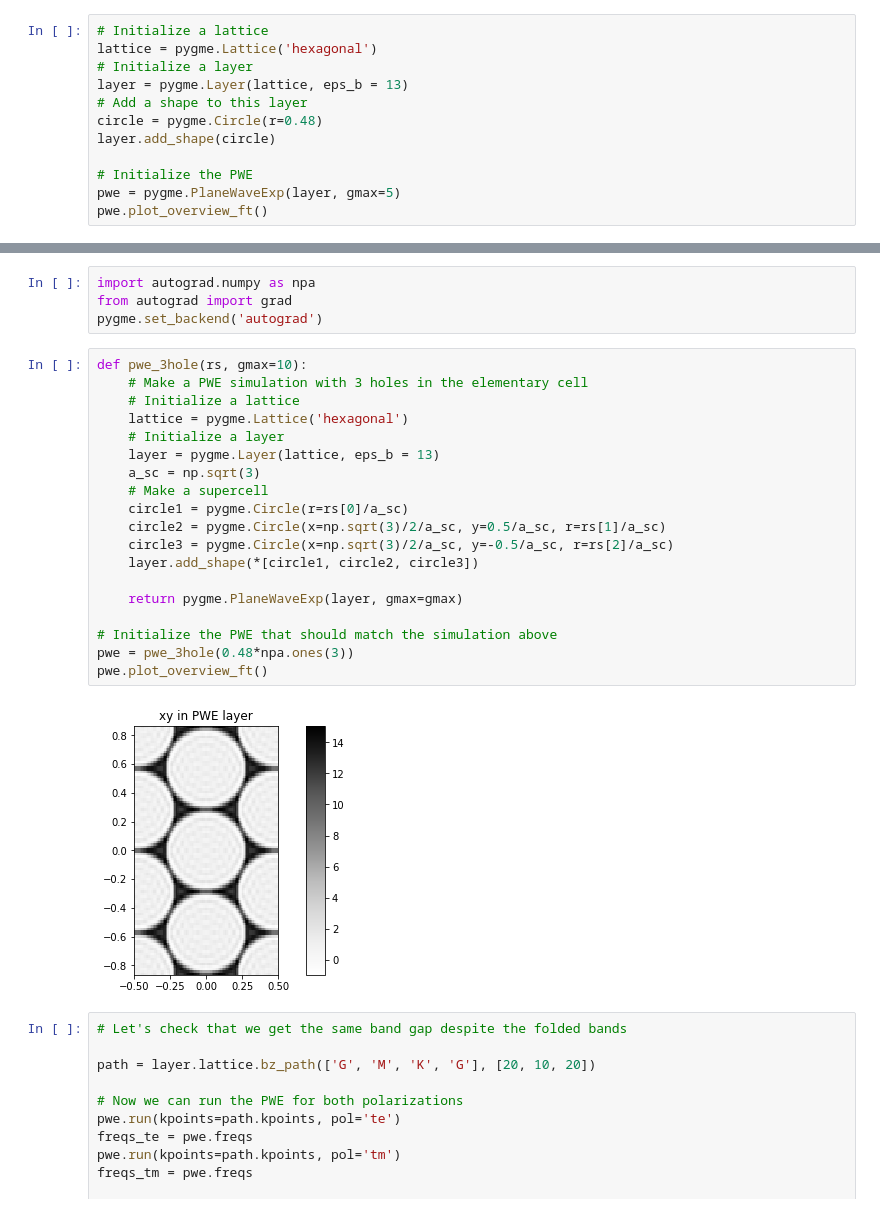
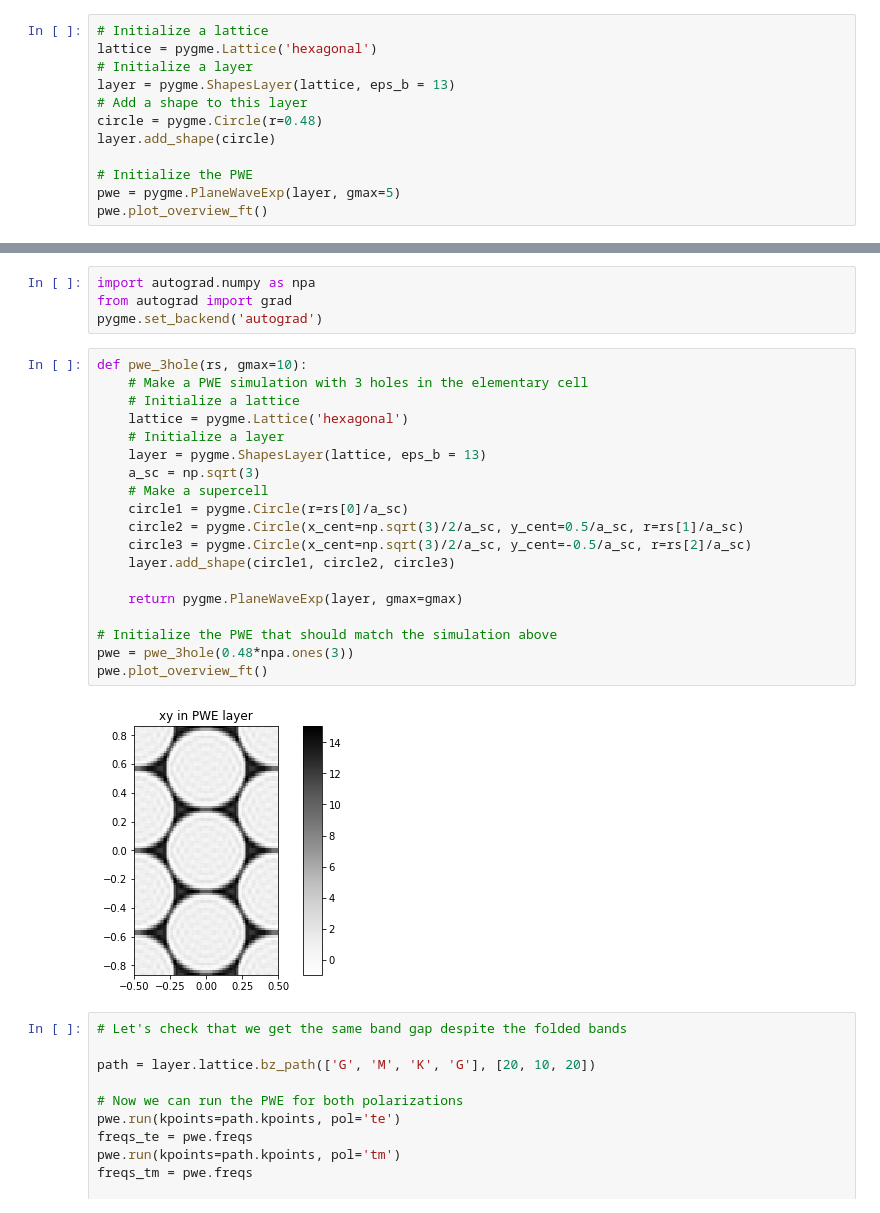
Before and after one commit to fancompute/legume, a Jupyter notebook: Notebooks/Aurograd_PWE_circle.ipynb, the cells around one changed output, grey strips where cells are left out. Drawn from its saved outputs; the diff is of its cells as text.

```diff
--- a/Notebooks/Aurograd_PWE_circle.ipynb
+++ b/Notebooks/Aurograd_PWE_circle.ipynb
@@ -15,7 +15,7 @@ import matplotlib.pyplot as plt
 # Initialize a lattice
 lattice = pygme.Lattice('hexagonal')
 # Initialize a layer
-layer = pygme.Layer(lattice, eps_b = 13)
+layer = pygme.ShapesLayer(lattice, eps_b = 13)
 # Add a shape to this layer
 circle = pygme.Circle(r=0.48)
 layer.add_shape(circle)
@@ -54,24 +54,24 @@ pygme.set_backend('autograd')
 # %%
 def pwe_3hole(rs, gmax=10):
     # Make a PWE simulation with 3 holes in the elementary cell
     # Initialize a lattice
     lattice = pygme.Lattice('hexagonal')
     # Initialize a layer
-    layer = pygme.Layer(lattice, eps_b = 13)
+    layer = pygme.ShapesLayer(lattice, eps_b = 13)
     a_sc = np.sqrt(3)
     # Make a supercell
     circle1 = pygme.Circle(r=rs[0]/a_sc)
-    circle2 = pygme.Circle(x=np.sqrt(3)/2/a_sc, y=0.5/a_sc, r=rs[1]/a_sc)
-    circle3 = pygme.Circle(x=np.sqrt(3)/2/a_sc, y=-0.5/a_sc, r=rs[2]/a_sc)
-    layer.add_shape(*[circle1, circle2, circle3])
+    circle2 = pygme.Circle(x_cent=np.sqrt(3)/2/a_sc, y_cent=0.5/a_sc, r=rs[1]/a_sc)
+    circle3 = pygme.Circle(x_cent=np.sqrt(3)/2/a_sc, y_cent=-0.5/a_sc, r=rs[2]/a_sc)
+    layer.add_shape(circle1, circle2, circle3)
 
     return pygme.PlaneWaveExp(layer, gmax=gmax)
 
 # Initialize the PWE that should match the simulation above
 pwe = pwe_3hole(0.48*npa.ones(3))
 pwe.plot_overview_ft()
 # %% [output]
-[figure, old version]
+[figure, new version]
 # %%
 # Let's check that we get the same band gap despite the folded bands
 
```
Also changed, not shown: parts of 7 cells of this notebook, 2 other files.
